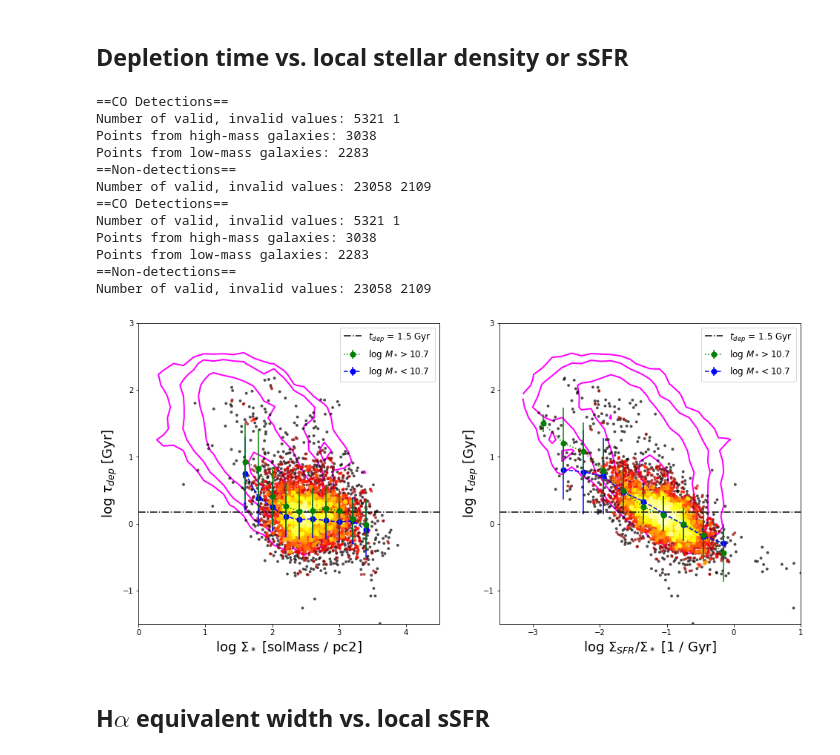
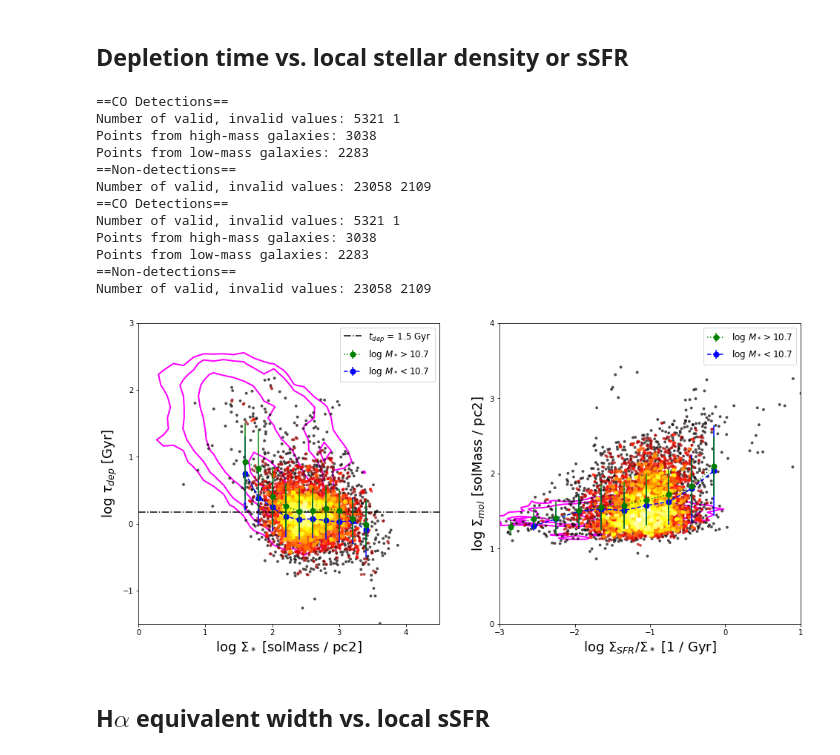
Before and after one commit to tonywong94/edge_pydb, a Jupyter notebook: demo_notebk/SFLaw-edge.ipynb, the cells around one changed output. Saved outputs shown, nothing was run; the diff lists cells and outputs as text; code cells hidden in the pictures.

```diff
--- a/demo_notebk/SFLaw-edge.ipynb
+++ b/demo_notebk/SFLaw-edge.ipynb
@@ -76,6 +79,7 @@ sfe_det['sigstar'] = fluxtab['sigstar_sm'][det]
 sfe_det['stmass'] = fluxtab['caMass'][det]
 sfe_det['haew'] = abs(fluxtab['EW_Halpha_sm'][det])
 sfe_det['t_dep'] = Column(sfe_det['sigmol'].quantity/sfe_det['sigsfr'].quantity)
+sfe_det['f_mol'] = Column(sfe_det['sigmol'].quantity/sfe_det['sigstar'].quantity)
 sfe_det['sigssfr'] = Column(sfe_det['sigsfr'].quantity/sfe_det['sigstar'].quantity)
 sfe_det
 # %% [output]
@@ -110,6 +114,7 @@ sfe_ndet['sigstar'] = fluxtab['sigstar_sm'][ndet]
 sfe_ndet['stmass'] = fluxtab['caMass'][ndet]
 sfe_ndet['haew'] = abs(fluxtab['EW_Halpha_sm'][ndet])
 sfe_ndet['t_dep'] = Column(sfe_ndet['sigmol'].quantity/sfe_ndet['sigsfr'].quantity)
+sfe_ndet['f_mol'] = Column(sfe_ndet['sigmol'].quantity/sfe_ndet['sigstar'].quantity)
 sfe_ndet['sigssfr'] = Column(sfe_ndet['sigsfr'].quantity/sfe_ndet['sigstar'].quantity)
 sfe_ndet
 # %% [output]
@@ -242,69 +532,77 @@ Points from low-mass galaxies: 2283
 # %%
 fig, axarr = plt.subplots(1, 2, figsize=(16,8))
 xlbl = ['$\Sigma_*$', '$\Sigma_{SFR}$/$\Sigma_*$']
+ycol = ['t_dep', 'sigmol']
 xbinlim = [[1.5,3.5], [-3,0]]
 for i, starcol in enumerate(['sigstar','sigssfr']):
 
     # Select data to plot (must be loggable)
-    sstd_valid = ~np.isnan(sfe_det[starcol]) & (sfe_det[starcol]>0) & (sfe_det['t_dep']>0)
+    sstd_valid = ~np.isnan(sfe_det[starcol]) & (sfe_det[starcol]>0) & (sfe_det[ycol[i]]>0)
     print('==CO Detections==')
     print('Number of valid, invalid values:',len(np.nonzero(sstd_valid)[0]),len(np.nonzero(~sstd_valid)[0]))
     himass = sstd_valid & (sfe_det['stmass'] > 10.7)
     print('Points from high-mass galaxies:',len(np.nonzero(himass)[0]))
     lomass = sstd_valid & (sfe_det['stmass'] <= 10.7)
     print('Points from low-mass galaxies:',len(np.nonzero(lomass)[0]))
-    sstd_valid_ndet = ~np.isnan(sfe_ndet[starcol]) & (sfe_ndet[starcol]>0) & (sfe_ndet['t_dep']>0)
+    sstd_valid_ndet = ~np.isnan(sfe_ndet[starcol]) & (sfe_ndet[starcol]>0) & (sfe_ndet[ycol[i]]>0)
     print('==Non-detections==')
     print('Number of valid, invalid values:',len(np.nonzero(sstd_valid_ndet)[0]),
           len(np.nonzero(~sstd_valid_ndet)[0]))
 
     x_det, y_det, z_det, *hist = xy2hist(sfe_det[starcol][sstd_valid],
-                                         sfe_det['t_dep'][sstd_valid], log=True)
+                                         sfe_det[ycol[i]][sstd_valid], log=True)
     x_ndet, y_ndet, z_ndet, *hist2 = xy2hist(sfe_ndet[starcol][sstd_valid_ndet],
-                                             sfe_ndet['t_dep'][sstd_valid_ndet],
+                                             sfe_ndet[ycol[i]][sstd_valid_ndet],
                                              log=True, bins=[30,30])
 
     xhi_bin, yhi_bin, yhi_err = xy2binned(sfe_det[starcol][himass],
-                                          sfe_det['t_dep'][himass], bins=10, range=xbinlim[i])
+                                          sfe_det[ycol[i]][himass], bins=10, range=xbinlim[i])
     xlo_bin, ylo_bin, ylo_err = xy2binned(sfe_det[starcol][lomass],
-                                          sfe_det['t_dep'][lomass], bins=10, range=xbinlim[i])
+                                          sfe_det[ycol[i]][lomass], bins=10, range=xbinlim[i])
 
     # Make the scatter plot
     axarr[i].scatter(x_det, y_det, c=z_det, s=15, cmap='hot', alpha=0.7)
     axarr[i].errorbar(xhi_bin, yhi_bin, yerr=yhi_err, zorder=3,
                 color='green', marker='o', ms=7, ls=':', label='log $M_*>10.7$')
     axarr[i].errorbar(xlo_bin, ylo_bin, yerr=ylo_err, zorder=2,
                 color='blue', marker='o', ms=7, ls='--', label='log $M_*<10.7$')
     axarr[i].contour(hist2[0].transpose(),[10,30,100,300],
                extent=[hist2[1].min(),hist2[1].max(),
                        hist2[2].min(),hist2[2].max()],
                colors='magenta',linewidths=2,zorder=-1)
     axarr[i].set_xlabel(r'log '+xlbl[i]+' ['+str(sfe_det[starcol].unit)+']',fontsize=18)
-    axarr[i].set_ylabel(r'log $\tau_{dep}$ ['+str(sfe_det['t_dep'].unit)+']',fontsize=18)
+
+    if i == 0:
+        axarr[i].axhline(np.log10(1.5), ls='-.', color='k', label='$t_{dep}$ = 1.5 Gyr')
+        axarr[i].set_xlim(0,4.5)
+        axarr[i].set_ylabel(r'log $\tau_{dep}$ ['+str(sfe_det[ycol[i]].unit)+']',fontsize=18)
+        axarr[i].set_ylim(-1.5,3)
+
+
+    else:
+        axarr[i].set_xlim(-3,1)
+        axarr[i].set_ylabel(r'log $\Sigma_{mol}$ ['+str(sfe_det[ycol[i]].unit)+']',fontsize=18)
+        axarr[i].set_ylim(0,4)
     axarr[i].set_aspect('equal')
-    axarr[i].axhline(np.log10(1.5), ls='-.', color='k', label='$t_{dep}$ = 1.5 Gyr')
-    if i == 0:
-        axarr[i].set_xlim(0,4.5)
-    else:
-        axarr[i].set_xlim(-3.5,1)
-    axarr[i].set_ylim(-1.5,3)
+
+
     axarr[i].xaxis.set_major_locator(MultipleLocator(1))
     axarr[i].yaxis.set_major_locator(MultipleLocator(1))
     axarr[i].legend(fontsize='large')
 # %% [output]
 ==CO Detections==
 Number of valid, invalid values: 5321 1
 Points from high-mass galaxies: 3038
 Points from low-mass galaxies: 2283
 ==Non-detections==
 Number of valid, invalid values: 23058 2109
 ==CO Detections==
 Number of valid, invalid values: 5321 1
 Points from high-mass galaxies: 3038
 Points from low-mass galaxies: 2283
 ==Non-detections==
 Number of valid, invalid values: 23058 2109
-[figure, old version]
+[figure, new version]
 # %% [markdown]
 ## H$\alpha$ equivalent width vs. local sSFR
 # %%
```
Also changed, not shown: parts of 11 cells of this notebook, 8 other files.
